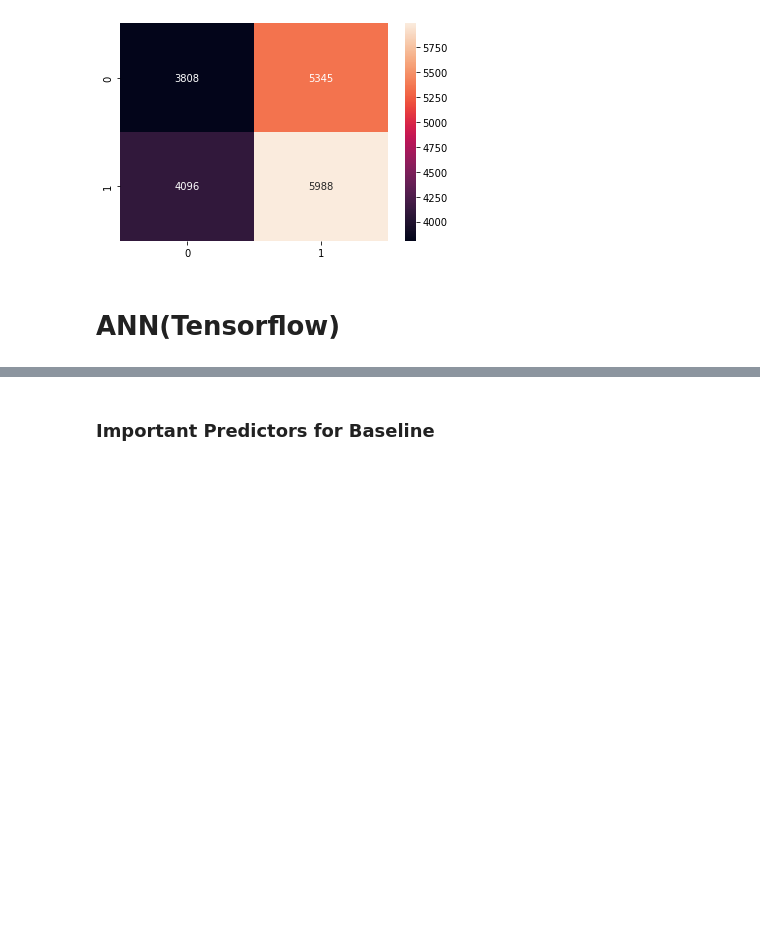
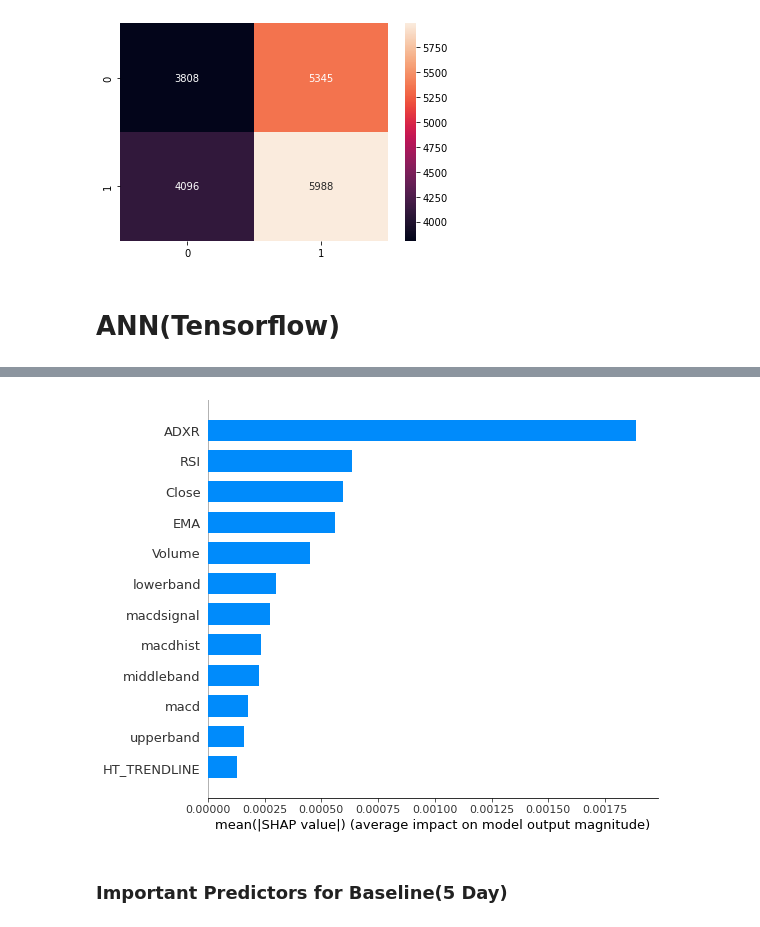
Before and after one commit to abhighosh98/Statistical-Stock-Market-Analysis, a Jupyter notebook: Statistical Analysis.ipynb, the cells around one changed output, grey strips where cells are left out. Drawn from its saved outputs; the diff is of its cells as text; code cells hidden in the pictures; blank space fills up the shorter version.

```diff
--- a/Statistical Analysis.ipynb
+++ b/Statistical Analysis.ipynb
@@ -569,3 +735,13 @@ explainer = shap.KernelExplainer(f, X.iloc[:50,:])
+# %%
+# select a set of background examples to take an expectation over
+background = train_features[np.random.choice(train_features.shape[0], 10000, replace=False)].float()
+e = shap.DeepExplainer(ann_pytorch.cpu(), background)
+shap_values = e.shap_values(val_features[0:500].float())
+# %%
+shap.summary_plot(shap_values, plot_type = 'bar',
+                 feature_names = X_columns)
+# %% [output]
+[figure, added]
 # %% [markdown]
-### Important Predictors for Baseline
+### Important Predictors for Baseline(5 Day)
 # %% [markdown]
```
Also changed, not shown: parts of 22 cells of this notebook.
